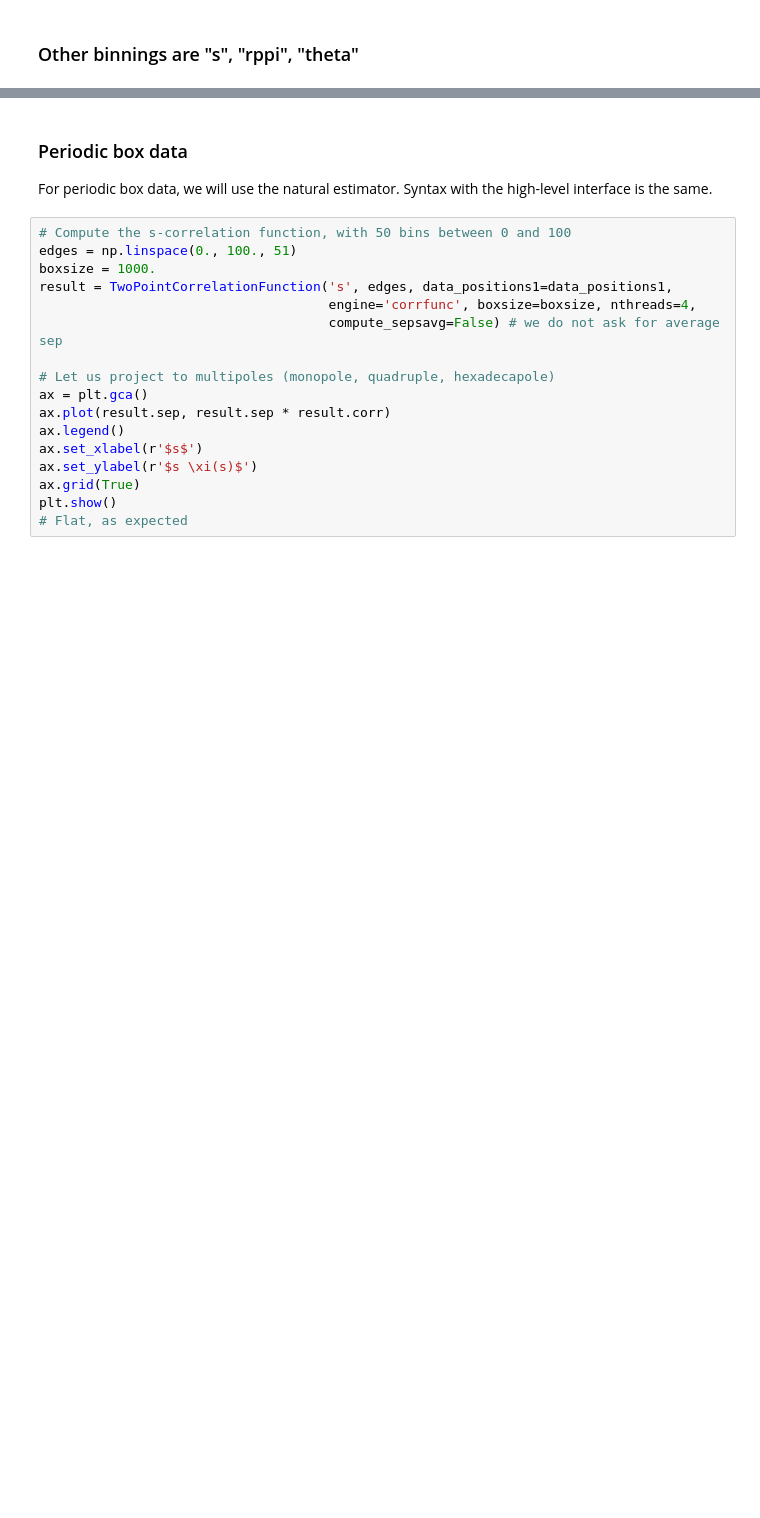
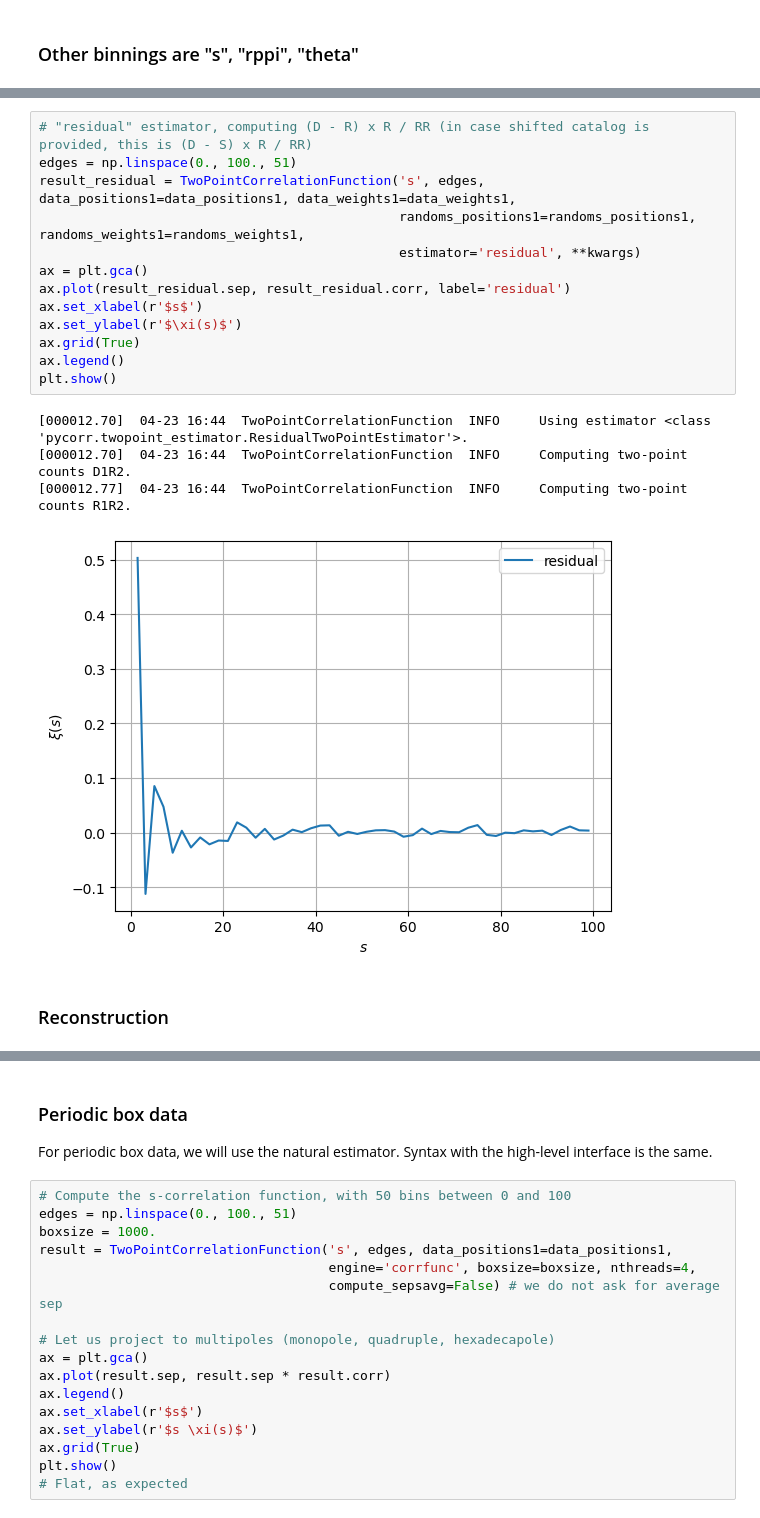
Before and after one commit to cosmodesi/pycorr, a Jupyter notebook: nb/basic_examples.ipynb, the cells around one changed output, grey strips where cells are left out. Drawn from its saved outputs; the diff is of its cells as text; blank space fills up the shorter version.

Commit message:
update residual estimator

```diff
--- a/nb/basic_examples.ipynb
+++ b/nb/basic_examples.ipynb
@@ -386,3 +388,23 @@ plt.show()
 [figure]
+# %%
+# "residual" estimator, computing (D - R) x R / RR (in case shifted catalog is provided, this is (D - S) x R / RR)
+edges = np.linspace(0., 100., 51)
+result_residual = TwoPointCorrelationFunction('s', edges, data_positions1=data_positions1, data_weights1=data_weights1,
+                                              randoms_positions1=randoms_positions1, randoms_weights1=randoms_weights1,
+                                              estimator='residual', **kwargs)
+ax = plt.gca()
+ax.plot(result_residual.sep, result_residual.corr, label='residual')
+ax.set_xlabel(r'$s$')
+ax.set_ylabel(r'$\xi(s)$')
+ax.grid(True)
+ax.legend()
+plt.show()
+# %% [output]
+[000012.70]  04-23 16:44  TwoPointCorrelationFunction  INFO     Using estimator <class 'pycorr.twopoint_estimator.ResidualTwoPointEstimator'>.
+[000012.70]  04-23 16:44  TwoPointCorrelationFunction  INFO     Computing two-point counts D1R2.
+[000012.77]  04-23 16:44  TwoPointCorrelationFunction  INFO     Computing two-point counts R1R2.
+[figure, added]
+# %% [markdown]
+### Reconstruction
 # %%
 # In case of reconstruction, using shifted catalogs random catalogs (here we just use the same)
```
Also changed, not shown: parts of 15 cells of this notebook, 3 other files.
